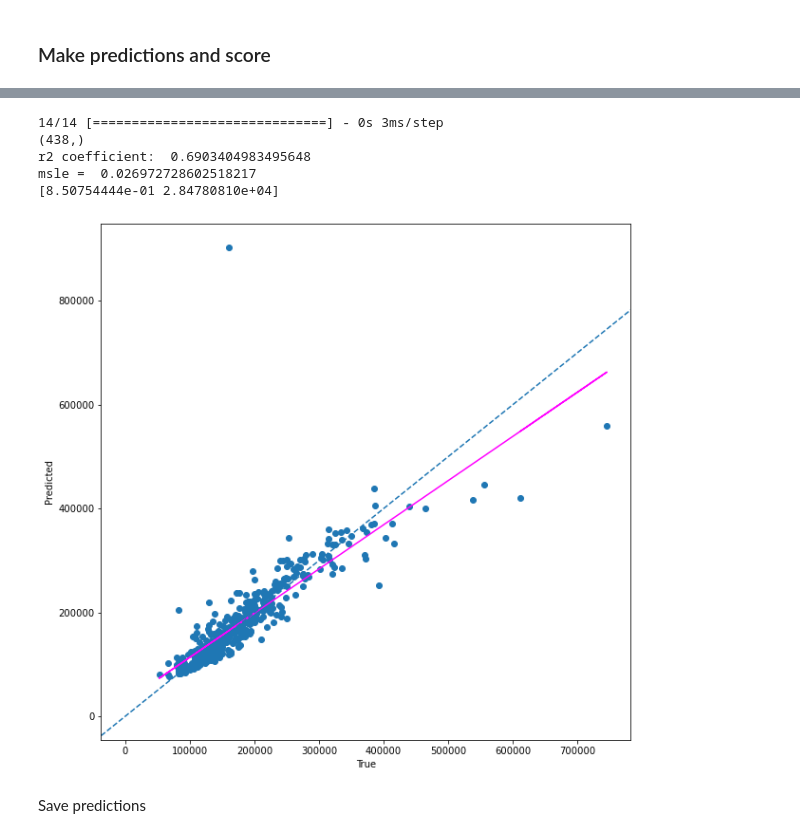
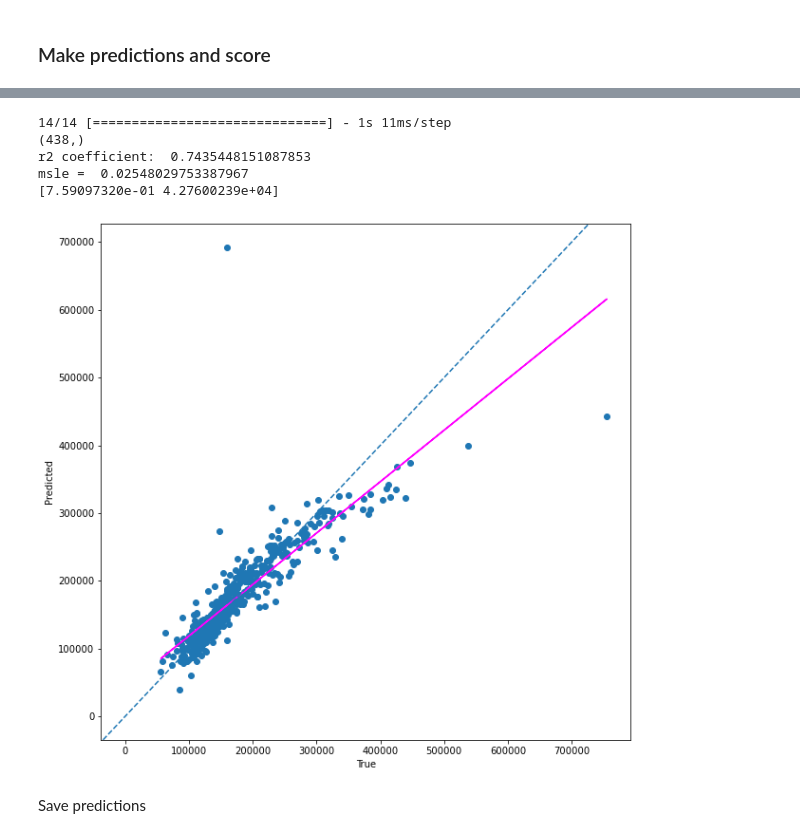
Before and after one commit to alessandro-rubin/house-prices, a Jupyter notebook: house-prices-tf.ipynb, the cells around one changed output, grey strips where cells are left out. Cells and saved outputs as stored; diff of their text form; code cells hidden in the pictures.

```diff
--- a/house-prices-tf.ipynb
+++ b/house-prices-tf.ipynb
@@ -185,18 +227,17 @@ preprocessed_inputs = [all_numeric_inputs]
 #### Create the model
 # %%
 def create_model(preprocessing_head, inputs:dict):
+    preprocessed_inputs = preprocessing_head(inputs)
+    x=tf.keras.layers.Dense(100,activation='relu')(preprocessed_inputs)
+    x=tf.keras.layers.Dropout(0.25)(x)
+    x=tf.keras.layers.Dense(150,activation='relu')(x)
+    x=tf.keras.layers.Dropout(0.25)(x)
+    x=tf.keras.layers.Dense(100,activation='relu')(x)
+    result = tf.keras.layers.Dense(1)(x)
+    model = tf.keras.Model(inputs, result)
+    model.compile(optimizer='adam',
+                loss=tf.keras.losses.MeanSquaredLogarithmicError(),
+                metrics=[tf.keras.metrics.RootMeanSquaredError(),tf.keras.metrics.MeanSquaredLogarithmicError()])
+    return model
 
-  preprocessed_inputs = preprocessing_head(inputs)
-  x=tf.keras.layers.Dense(100)(preprocessed_inputs)
-  x=tf.keras.layers.Dropout(0.25)(x)
-  x=tf.keras.layers.Dense(100)(x)
-  result = tf.keras.layers.Dense(1)
-
-  model = tf.keras.Model(inputs, result)
-
-  model.compile(optimizer='adam',
-                loss=tf.keras.losses.MeanSquaredError(),
-                metrics=[tf.keras.metrics.RootMeanSquaredError(),tf.keras.metrics.MeanSquaredLogarithmicError()])
-  return model
-
-titanic_model = create_model(preprocessing, inputs_dict)
+house_price_model = create_model(house_prices_preprocessing, inputs)
@@ -202,0 +270,4 @@ titanic_model = create_model(preprocessing, inputs_dict)
+# %%
+train_features_dict={name:np.array(train[name]) for name in (int_num_f+int_cat_f)}
+# %%
+history2=house_price_model.fit(x=train_features_dict, y=train[label], epochs=100,batch_size=15,validation_split=0.2)
@@ -203,4 +283,2 @@ titanic_model = create_model(preprocessing, inputs_dict)
 # %% [markdown]
 ### Make predictions and score
-# %%
-predictions=model.predict(test_num_feat)
@@ -224,14 +300,14 @@ def score_and_visualize(model,x_test,y_test):
     plt.axline((0,0),slope=1,ls='--')
     plt.show()
 # %%
-score_and_visualize(model=model,x_test=test_num_feat,y_test=y_test)
+score_and_visualize(model=house_price_model,x_test=val_features_dict,y_test=val_df[label])
 # %% [output]
-14/14 [==============================] - 0s 3ms/step
+14/14 [==============================] - 1s 11ms/step
 (438,)
-r2 coefficient:  0.6903404983495648
-msle =  0.026972728602518217
-[8.50754444e-01 2.84780810e+04]
+r2 coefficient:  0.7435448151087853
+msle =  0.02548029753387967
+[7.59097320e-01 4.27600239e+04]
-[figure, old version]
+[figure, new version]
 # %% [markdown]
 Save predictions
 # %%
```
Also changed, not shown: parts of 23 cells of this notebook, 2 other files.
